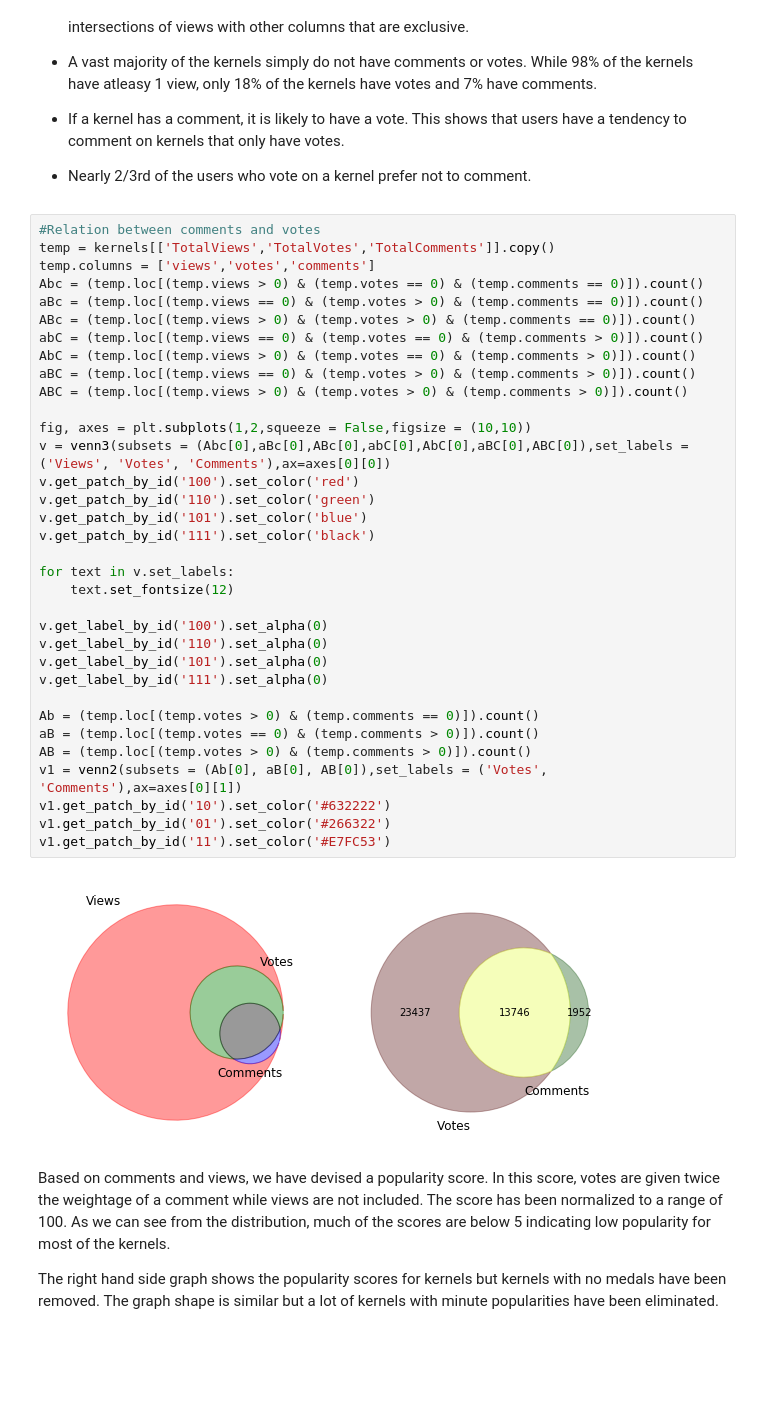
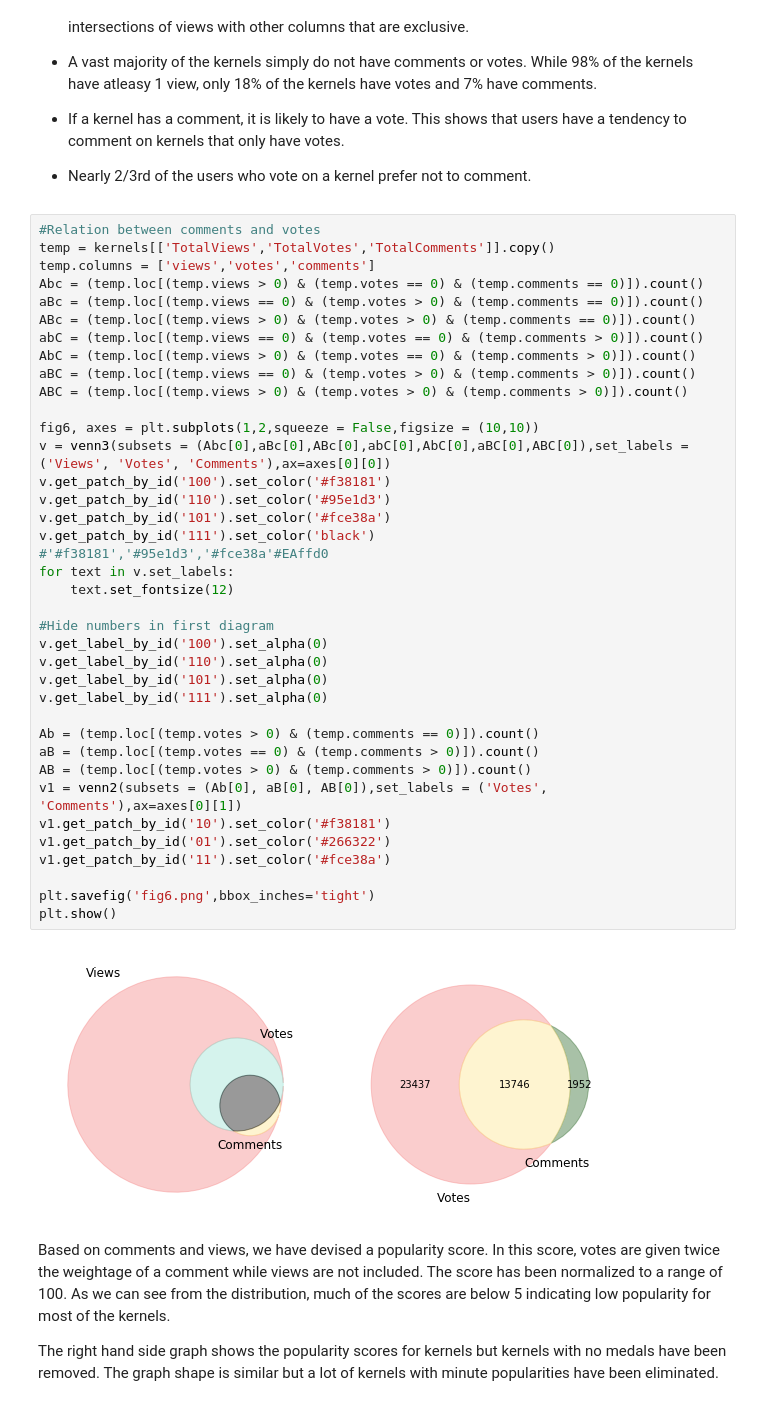
Before and after one commit to aravindpanil/Recommender, a Jupyter notebook: Kernels/Aravind_EDA.ipynb, the cells around one changed output. Saved outputs shown, nothing was run; the diff lists cells and outputs as text; blank space fills up the shorter version.

```diff
--- a/Kernels/Aravind_EDA.ipynb
+++ b/Kernels/Aravind_EDA.ipynb
@@ -278,39 +261,43 @@ plt.show()
 # %%
 #Relation between comments and votes
 temp = kernels[['TotalViews','TotalVotes','TotalComments']].copy()
 temp.columns = ['views','votes','comments']
 Abc = (temp.loc[(temp.views > 0) & (temp.votes == 0) & (temp.comments == 0)]).count()
 aBc = (temp.loc[(temp.views == 0) & (temp.votes > 0) & (temp.comments == 0)]).count()
 ABc = (temp.loc[(temp.views > 0) & (temp.votes > 0) & (temp.comments == 0)]).count()
 abC = (temp.loc[(temp.views == 0) & (temp.votes == 0) & (temp.comments > 0)]).count()
 AbC = (temp.loc[(temp.views > 0) & (temp.votes == 0) & (temp.comments > 0)]).count()
 aBC = (temp.loc[(temp.views == 0) & (temp.votes > 0) & (temp.comments > 0)]).count()
 ABC = (temp.loc[(temp.views > 0) & (temp.votes > 0) & (temp.comments > 0)]).count()
 
-fig, axes = plt.subplots(1,2,squeeze = False,figsize = (10,10))
+fig6, axes = plt.subplots(1,2,squeeze = False,figsize = (10,10))
 v = venn3(subsets = (Abc[0],aBc[0],ABc[0],abC[0],AbC[0],aBC[0],ABC[0]),set_labels = ('Views', 'Votes', 'Comments'),ax=axes[0][0])
-v.get_patch_by_id('100').set_color('red')
-v.get_patch_by_id('110').set_color('green')
-v.get_patch_by_id('101').set_color('blue')
+v.get_patch_by_id('100').set_color('#f38181')
+v.get_patch_by_id('110').set_color('#95e1d3')
+v.get_patch_by_id('101').set_color('#fce38a')
 v.get_patch_by_id('111').set_color('black')
-
+#'#f38181','#95e1d3','#fce38a'#EAffd0
 for text in v.set_labels:
     text.set_fontsize(12)
 
+#Hide numbers in first diagram
 v.get_label_by_id('100').set_alpha(0)
 v.get_label_by_id('110').set_alpha(0)
 v.get_label_by_id('101').set_alpha(0)
 v.get_label_by_id('111').set_alpha(0)
 
 Ab = (temp.loc[(temp.votes > 0) & (temp.comments == 0)]).count()
 aB = (temp.loc[(temp.votes == 0) & (temp.comments > 0)]).count()
 AB = (temp.loc[(temp.votes > 0) & (temp.comments > 0)]).count()
 v1 = venn2(subsets = (Ab[0], aB[0], AB[0]),set_labels = ('Votes', 'Comments'),ax=axes[0][1])
-v1.get_patch_by_id('10').set_color('#632222')
+v1.get_patch_by_id('10').set_color('#f38181')
 v1.get_patch_by_id('01').set_color('#266322')
-v1.get_patch_by_id('11').set_color('#E7FC53')
+v1.get_patch_by_id('11').set_color('#fce38a')
+
+plt.savefig('fig6.png',bbox_inches='tight')
+plt.show()
 # %% [output]
-[figure, old version]
+[figure, new version]
 # %% [markdown]
 Based on comments and views, we have devised a popularity score. In this score, votes are given twice the weightage of a comment while views are not included. The score has been normalized to a range of 100. As we can see from the distribution, much of the scores are below 5 indicating low popularity for most of the kernels.
 
```
Also changed, not shown: parts of 10 cells of this notebook, 12 other files.
